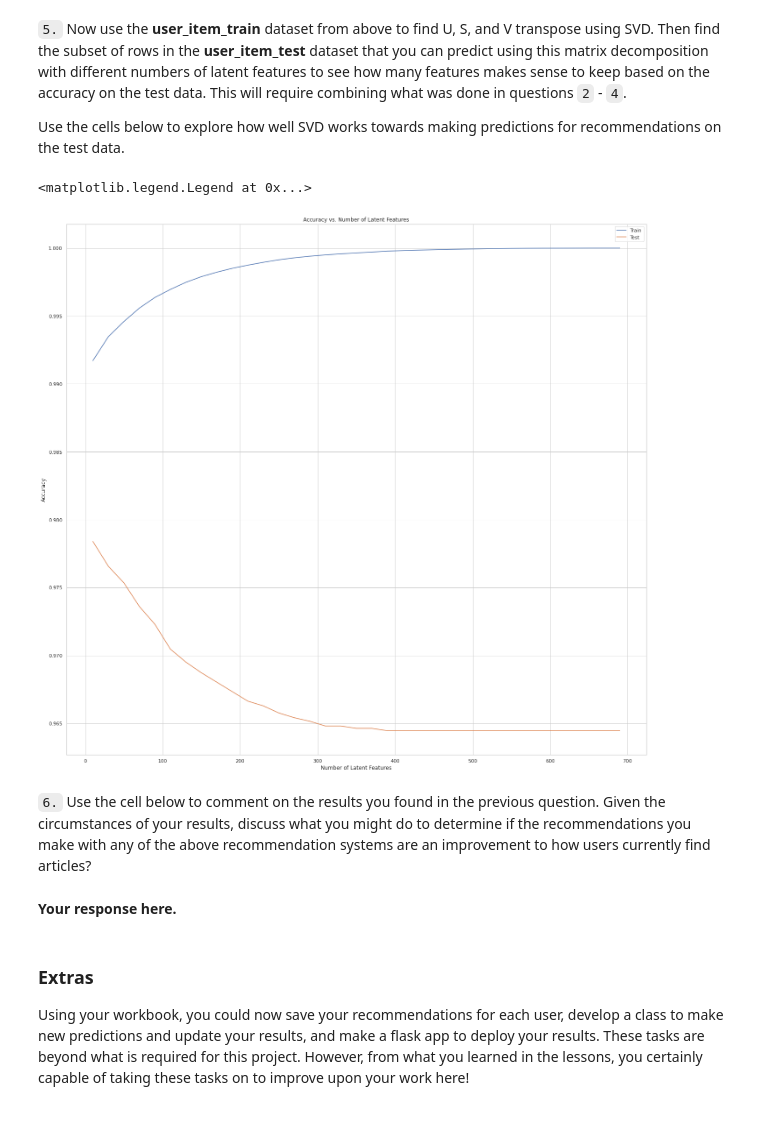
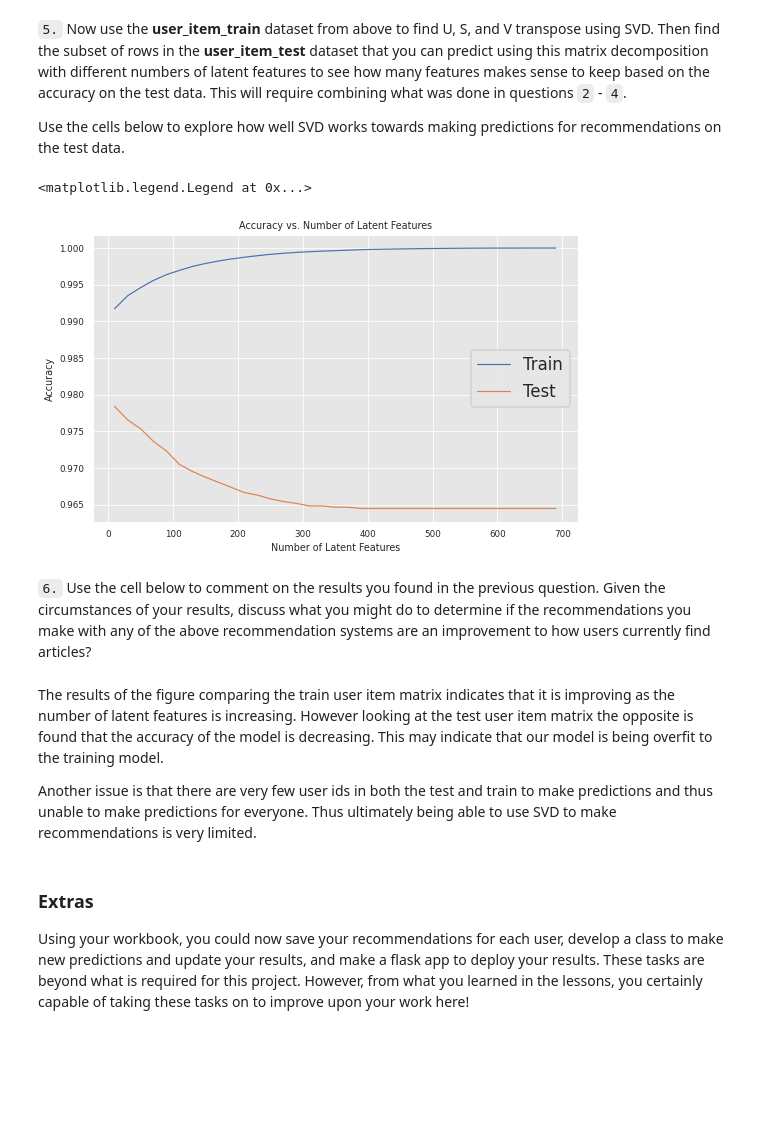
Before and after one commit to defunSM/Data-Science-Portfolio, a Jupyter notebook: IBM Watson Recommendation System/Recommendations_with_IBM.ipynb, the cells around one changed output. Cells and saved outputs as stored; diff of their text form; code cells hidden in the pictures; blank space fills up the shorter version.

```diff
--- a/IBM Watson Recommendation System/Recommendations_with_IBM.ipynb
+++ b/IBM Watson Recommendation System/Recommendations_with_IBM.ipynb
@@ -83,7 +83,7 @@ Length: 714, dtype: int64
 user_interactions_per_article = df.groupby('article_id').size()
 
 # Styling for plot
-sns.set(rc={'figure.figsize':(23.7,22.27)})
+sns.set(rc={'figure.figsize':(8.7,5.27)})
 sns.set_style('whitegrid')
 sns.color_palette("husl")
 
@@ -900,41 +900,49 @@ num_latent_feats = np.arange(10,700+10,20)
 train_sum_errs = []
 test_sum_errs = []
 
 for k in num_latent_feats:
     # restructure with k latent features
     s_train_new, u_train_new, vt_train_new = np.diag(s_train[:k]), u_train[:, :k], vt_train[:k, :]
     u_test_new, vt_test_new = u_test[:, :k], vt_test[:k, :]
 
     # take dot product
     user_item_train_est = np.around(np.dot(np.dot(u_train_new, s_train_new), vt_train_new))
     user_item_test_est = np.around(np.dot(np.dot(u_test_new, s_train_new), vt_test_new))
 
     # compute error for each prediction to actual value
     diffs_test = np.subtract(user_item_test_subset, user_item_test_est)
     diffs_train = np.subtract(user_item_train, user_item_train_est)
 
     # total errors and keep track of them
     train_err = np.sum(np.sum(np.abs(diffs_train)))
     test_err = np.sum(np.sum(np.abs(diffs_test)))
 
     train_sum_errs.append(train_err)
     test_sum_errs.append(test_err)
 
 
+# Plot style
+sns.set_style("darkgrid", {"axes.facecolor": ".9"})
+sns.color_palette("husl")
 
-plt.plot(num_latent_feats, 1 - np.array(train_sum_errs)/(user_item_train.shape[0]*user_item_train.shape[1]), label="Train")
-plt.plot(num_latent_feats, 1 - np.array(test_sum_errs)/(user_item_test_subset.shape[0]*user_item_test_subset.shape[1]), label="Test")
+# Comparing the train and test user_item matrix
+fig = sns.lineplot(x=num_latent_feats, y=1 - np.array(train_sum_errs)/(user_item_train.shape[0]*user_item_train.shape[1]), label="Train")
+fig = sns.lineplot(x=num_latent_feats, y=1 - np.array(test_sum_errs)/(user_item_test_subset.shape[0]*user_item_test_subset.shape[1]), label="Test")
 plt.xlabel('Number of Latent Features')
 plt.ylabel('Accuracy')
-plt.title('Accuracy vs. Number of Latent Features')
+fig.set(title='Accuracy vs. Number of Latent Features')
+sns.set_context("talk")
+
 plt.legend()
 # %% [output]
 <matplotlib.legend.Legend at 0x...>
-[figure, old version]
+[figure, new version]
 # %% [markdown]
 `6.` Use the cell below to comment on the results you found in the previous question. Given the circumstances of your results, discuss what you might do to determine if the recommendations you make with any of the above recommendation systems are an improvement to how users currently find articles?
-# %% [markdown]
-**Your response here.**
+# %% [markdown]
+The results of the figure comparing the train user item matrix indicates that it is improving as the number of latent features is increasing. However looking at the test user item matrix the opposite is found that the accuracy of the model is decreasing. This may indicate that our model is being overfit to the training model.
+
+Another issue is that there are very few user ids in both the test and train to make predictions and thus unable to make predictions for everyone. Thus ultimately being able to use SVD to make recommendations is very limited.
 # %% [markdown]
 <a id='conclusions'></a>
 ### Extras
```
Also changed, not shown: parts of 2 cells of this notebook, 1 other file.
